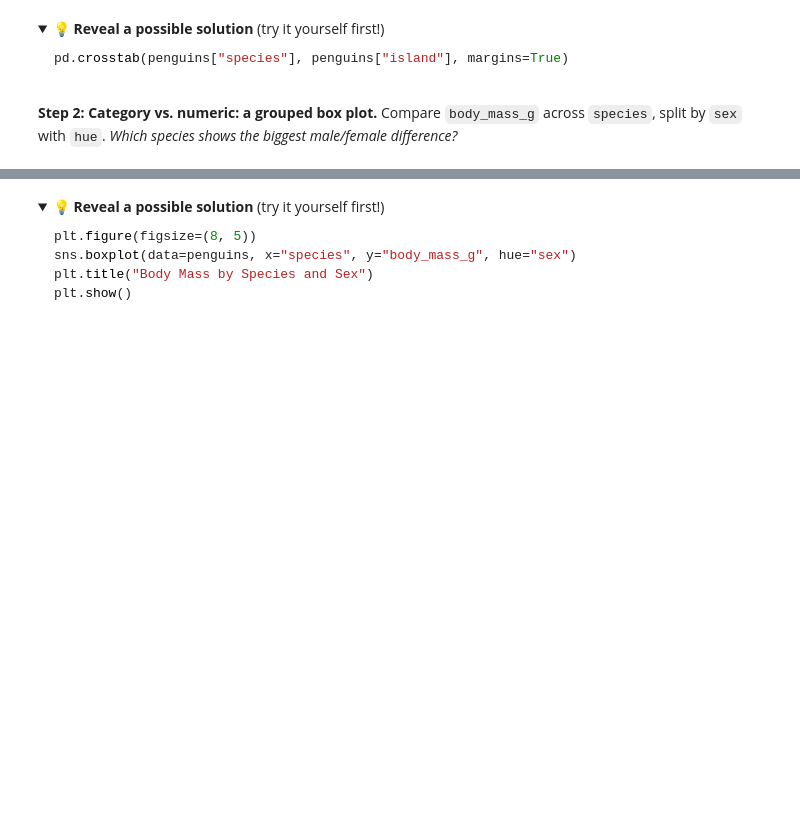
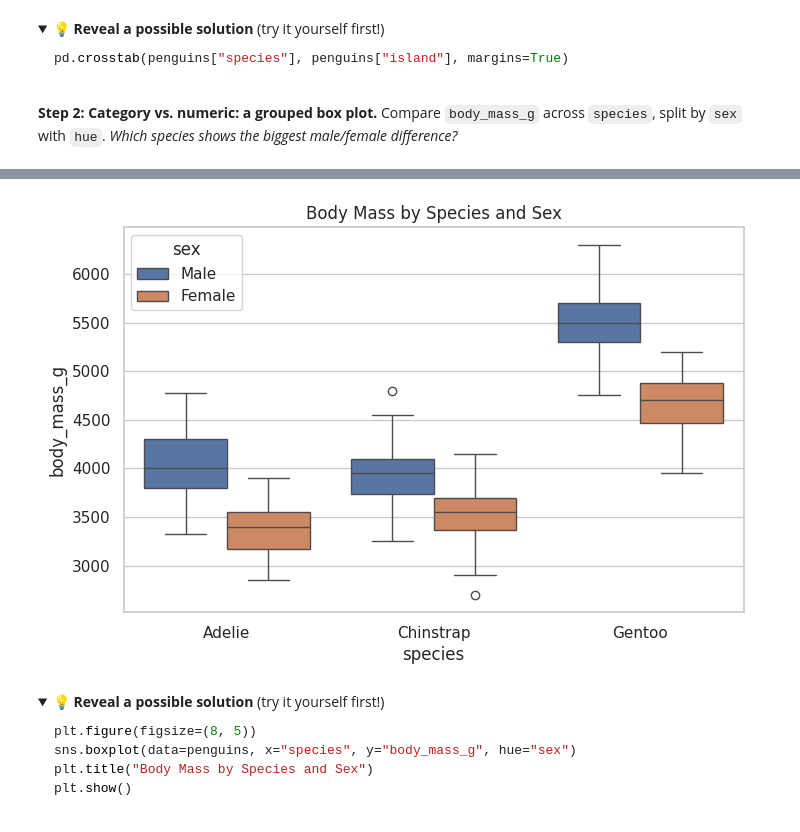
Before and after one commit to profhamilton3/DataAnalytics, a Jupyter notebook: session_7_eda_python.ipynb, the cells around one changed output, grey strips where cells are left out. Cells and saved outputs as stored; diff of their text form; code cells hidden in the pictures; folded sections open; blank space fills up the shorter version.

```diff
--- a/session_7_eda_python.ipynb
+++ b/session_7_eda_python.ipynb
@@ -259,3 +432,14 @@ plt.show()
+# %%
+# @title the official solution has x as species and y as body_mass_g -do they agree? YES
+#  Category vs. numeric: a grouped box plot. Compare body_mass_g
+#  across species, split by sex with hue. Which species shows the biggest male/female difference?
+
+plt.figure(figsize=(8, 5))
+sns.boxplot(data=penguins, x="species", y="body_mass_g", hue="sex")
+plt.title("Body Mass by Species and Sex")
+plt.show()
+# %% [output]
+[figure, added]
 # %% [markdown]
 <details>
 <summary><b>💡 Reveal a possible solution</b> (try it yourself first!)</summary>
```
Also changed, not shown: parts of 26 cells of this notebook.
